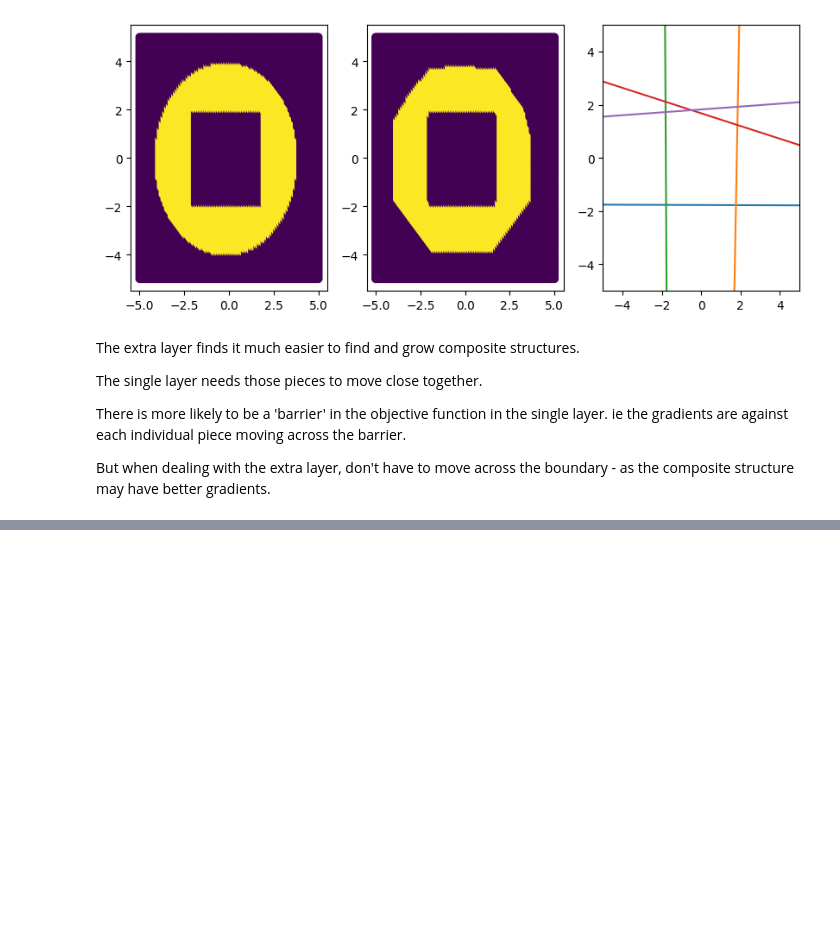
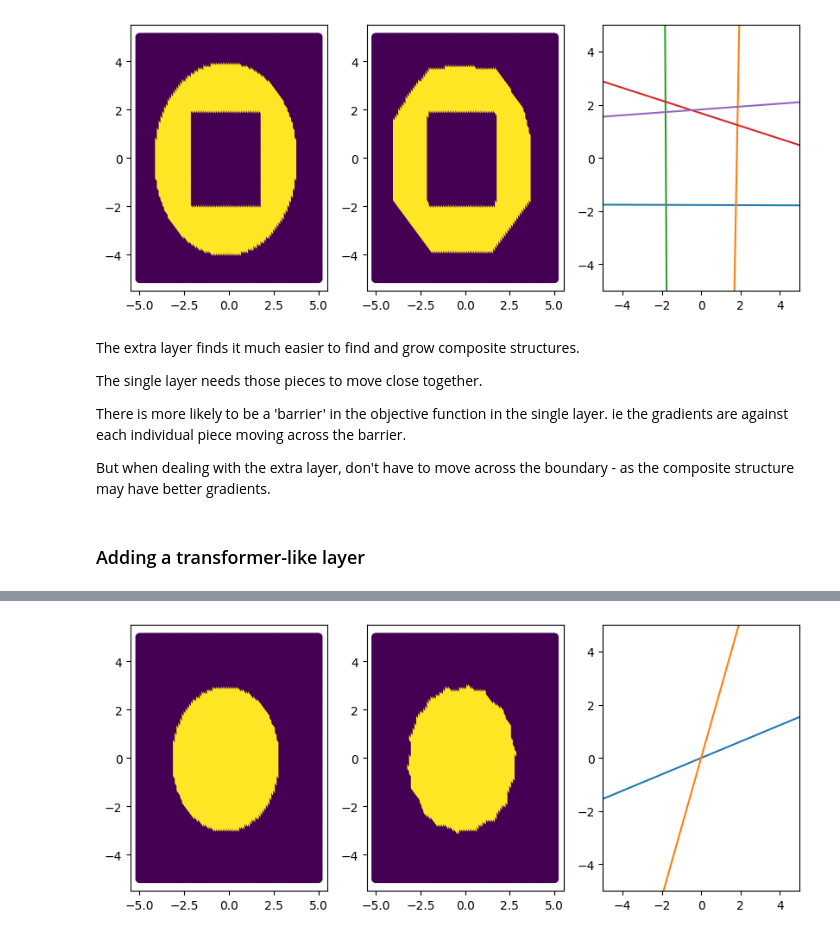
Before and after one commit to simw/neural-network-notebooks, a Jupyter notebook: Micro Nets/Simple 2D classification.ipynb, the cells around one changed output, grey strips where cells are left out. Saved outputs shown, nothing was run; the diff lists cells and outputs as text; code cells hidden in the pictures; blank space fills up the shorter version.

Commit message:
Add transformer-like layer to simple 2d classification

```diff
--- a/Micro Nets/Simple 2D classification.ipynb
+++ b/Micro Nets/Simple 2D classification.ipynb
@@ -355,3 +355,38 @@ There is more likely to be a 'barrier' in the objective function in the single l
 ie the gradients are against each individual piece moving across the barrier.
 
 But when dealing with the extra layer, don't have to move across the boundary - as the composite structure may have better gradients.
+# %% [markdown]
+### Adding a transformer-like layer
+# %%
+class Transf(nn.Module):
+    def __init__(self, n):
+        super().__init__()
+        self.a = torch.nn.Parameter(torch.randn(n, n))
+
+    def forward(self, x):
+        def prod(xx):
+            return xx @ (xx.outer(xx) * self.a)
+        return torch.vmap(prod, 0)(x)
+
+class Network(nn.Module):
+    def __init__(self, dim_in, dim_hidden, dim_out):
+        super().__init__()
+        self.stack = nn.Sequential(
+            Transf(dim_in),
+            nn.Linear(dim_in, dim_hidden, bias=True),
+            nn.ReLU(),
+            nn.Linear(dim_hidden, dim_out, bias=True),
+        )
+
+    def forward(self, x):
+        return self.stack(x)
+
+set_seed(12345678)
+model = Network(2, 3, 2).to(TORCH_DEVICE)
+loss_fn = nn.CrossEntropyLoss()
+target_fn = get_circle(3)
+optim = Optim(model, loss_fn, input_gen, target_fn)
+optim.run(n_batches=10000, learning_rate=0.25)
+
+plot_results(model, inputs, target_fn)
+# %% [output]
@@ -357,0 +403 @@ But when dealing with the extra layer, don't have to move across the boundary -
+[figure, added]
```
Also changed, not shown: parts of 1 cell of this notebook.
